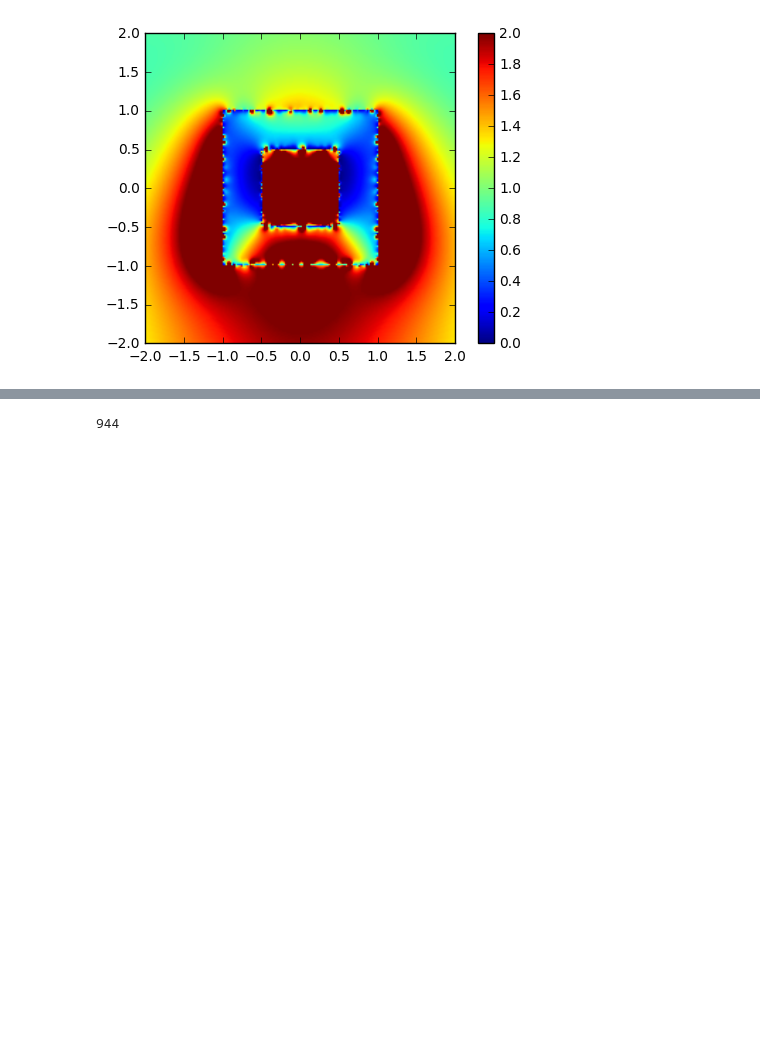
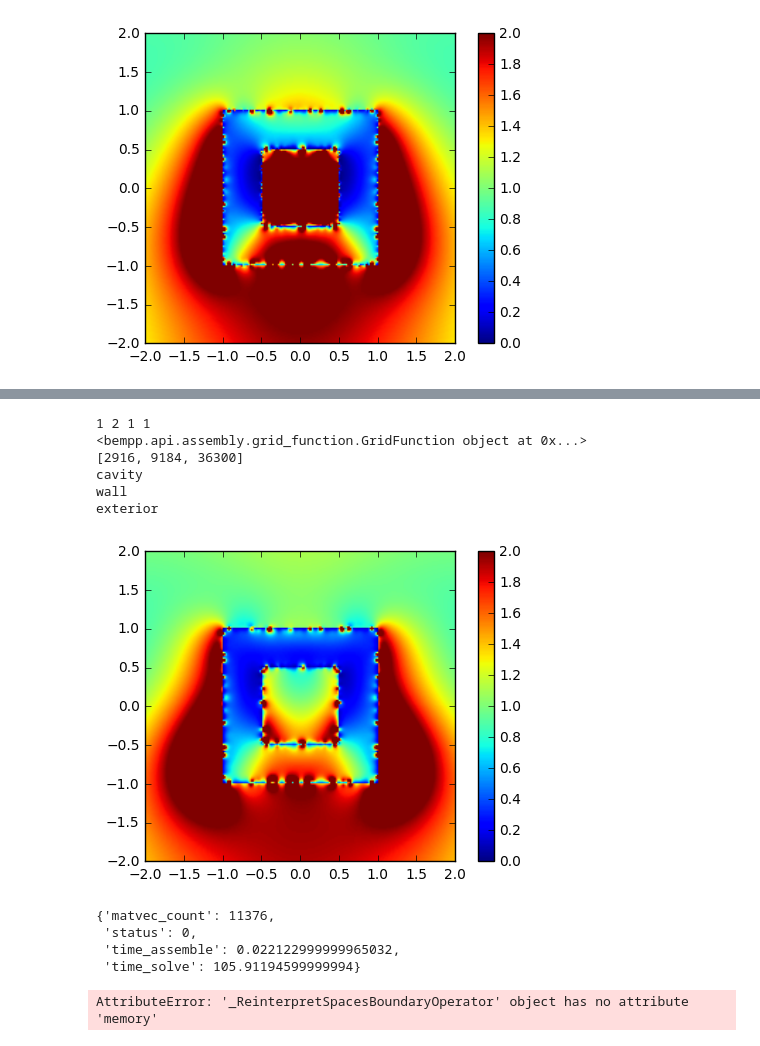
Before and after one commit to sheeshee/MSc-Project-Code, a Jupyter notebook: Notebooks/04_bempp_cavity_simple.ipynb, the cells around one changed output, grey strips where cells are left out. Drawn from its saved outputs; the diff is of its cells as text; code cells hidden in the pictures; blank space fills up the shorter version.

```diff
--- a/Notebooks/04_bempp_cavity_simple.ipynb
+++ b/Notebooks/04_bempp_cavity_simple.ipynb
@@ -121,4 +134,21 @@ model.matvecs # or info.matvecs?
-# %%
-bempp.api.MATVEC_COUNT
-# %% [output]
-944
+# %%
+solb_1.plot()
+# %% [output]
+1 2 1 1
+<bempp.api.assembly.grid_function.GridFunction object at 0x...>
+[2916, 9184, 36300]
+cavity
+wall
+exterior
+[figure, added]
+# %%
+solb_1.info
+# %% [output]
+{'matvec_count': 11376,
+ 'status': 0,
+ 'time_assemble': 0.022122999999965032,
+ 'time_solve': 105.91194599999994}
+# %%
+model_wf.system.get_total_memory_size()
+# %% [output]
+AttributeError: '_ReinterpretSpacesBoundaryOperator' object has no attribute 'memory'
```
Also changed, not shown: parts of 27 cells of this notebook, 3 other files.
